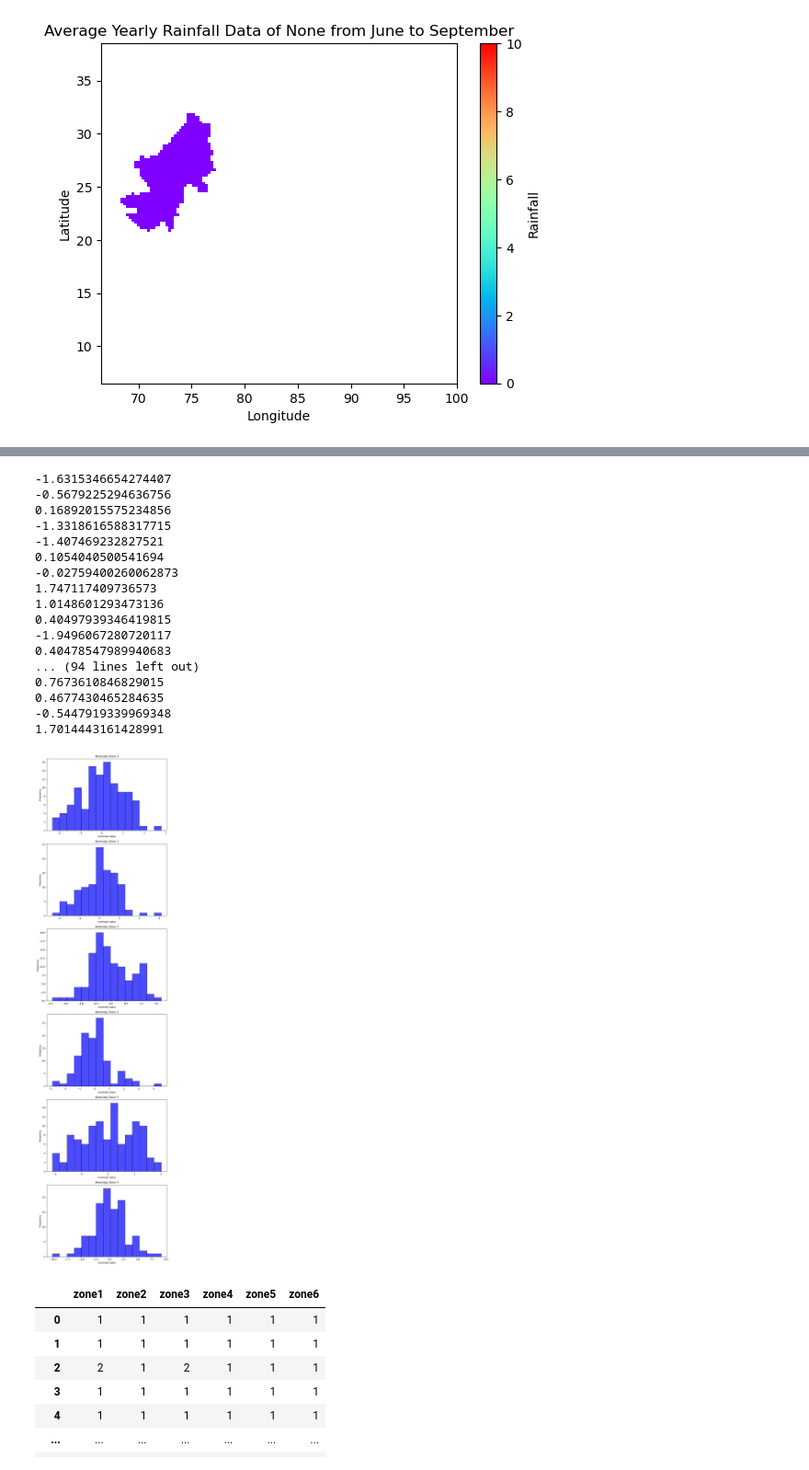
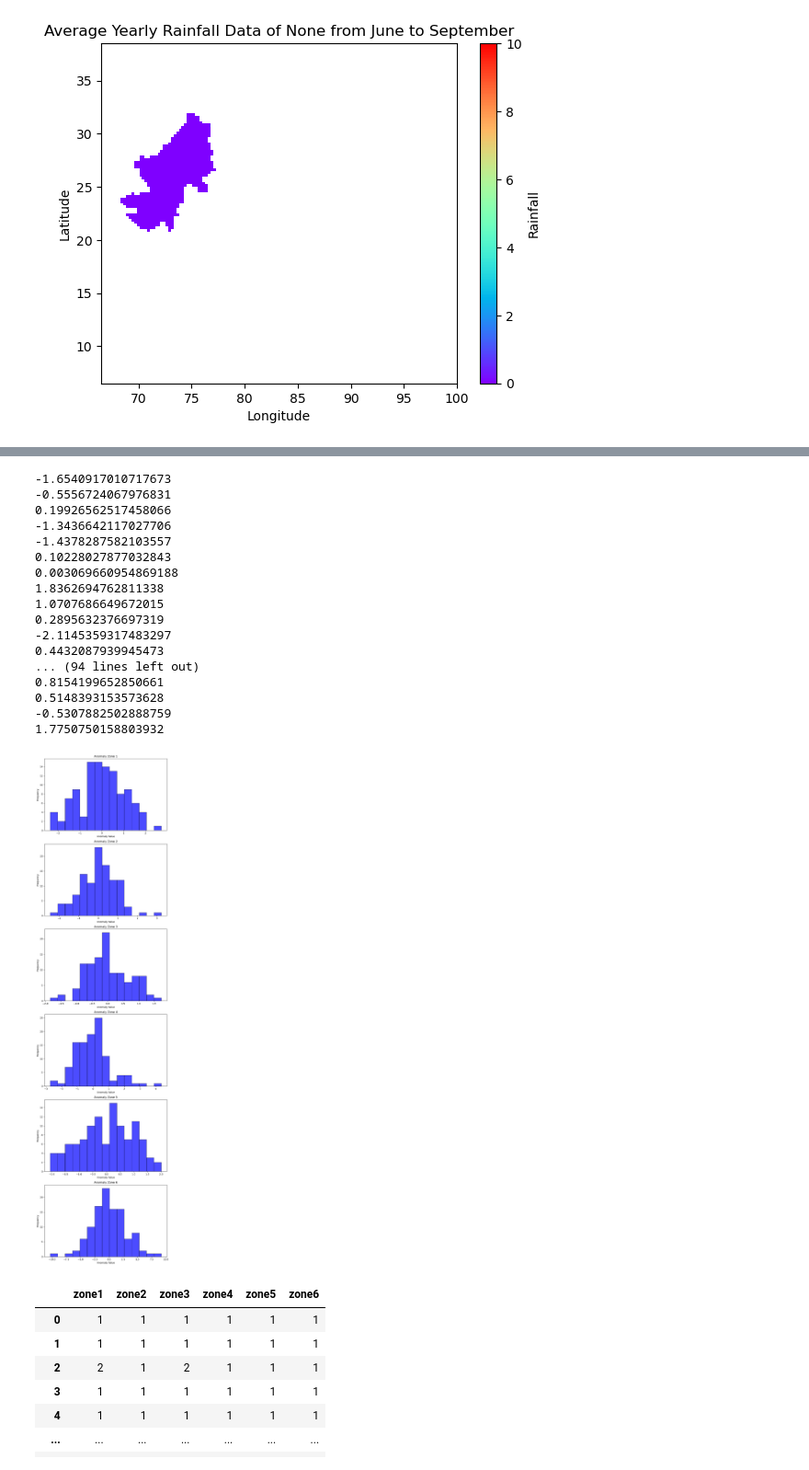
Before and after one commit to KishanRathod17/Climate-Data-Modelling, a Jupyter notebook: Codes/Rain Category.ipynb, the cells around one changed output, grey strips where cells are left out. Shown at 92% size. Cells and saved outputs as stored; diff of their text form; code cells hidden in the pictures.

```diff
--- a/Codes/Rain Category.ipynb
+++ b/Codes/Rain Category.ipynb
@@ -88,27 +83,27 @@ Data variables:
 # %%
 #Find the climatological mean i.e a mean of
 combined_data_zone1 = xarray.concat(zone1, dim='years')
-mean_zone1_map = combined_data_zone1['__xarray_dataarray_variable__'].mean(dim='years')
+mean_zone1_map = combined_data_zone1['rain'].mean(dim='years')
 zone1_mean_number = mean_zone1_map.mean()
 
 combined_data_zone2 = xarray.concat(zone2, dim='years')
-mean_zone2_map = combined_data_zone2['__xarray_dataarray_variable__'].mean(dim='years')
+mean_zone2_map = combined_data_zone2['rain'].mean(dim='years')
 zone2_mean_number = mean_zone2_map.mean()
 
 combined_data_zone3 = xarray.concat(zone3, dim='years')
-mean_zone3_map = combined_data_zone3['__xarray_dataarray_variable__'].mean(dim='years')
+mean_zone3_map = combined_data_zone3['rain'].mean(dim='years')
 zone3_mean_number = mean_zone3_map.mean()
 
 combined_data_zone4 = xarray.concat(zone4, dim='years')
-mean_zone4_map = combined_data_zone4['__xarray_dataarray_variable__'].mean(dim='years')
+mean_zone4_map = combined_data_zone4['rain'].mean(dim='years')
 zone4_mean_number = mean_zone4_map.mean()
 
 combined_data_zone5 = xarray.concat(zone5, dim='years')
-mean_zone5_map = combined_data_zone5['__xarray_dataarray_variable__'].mean(dim='years')
+mean_zone5_map = combined_data_zone5['rain'].mean(dim='years')
 zone5_mean_number = mean_zone5_map.mean()
 
 combined_data_zone6 = xarray.concat(zone6, dim='years')
-mean_zone6_map = combined_data_zone6['__xarray_dataarray_variable__'].mean(dim='years')
+mean_zone6_map = combined_data_zone6['rain'].mean(dim='years')
 zone6_mean_number = mean_zone6_map.mean()
 
 
@@ -142,21 +138,21 @@ array(20.82007984)
 # %%
 #Calculating the standard deviation
-std_zone1_map = combined_data_zone1['__xarray_dataarray_variable__'].std(dim='years')
+std_zone1_map = combined_data_zone1['rain'].std(dim='years')
 std_zone1_number=std_zone1_map.mean()
 
-std_zone2_map = combined_data_zone2['__xarray_dataarray_variable__'].std(dim='years')
+std_zone2_map = combined_data_zone2['rain'].std(dim='years')
 std_zone2_number=std_zone2_map.mean()
 
-std_zone3_map = combined_data_zone3['__xarray_dataarray_variable__'].std(dim='years')
+std_zone3_map = combined_data_zone3['rain'].std(dim='years')
 std_zone3_number=std_zone3_map.mean()
 
-std_zone4_map = combined_data_zone4['__xarray_dataarray_variable__'].std(dim='years')
+std_zone4_map = combined_data_zone4['rain'].std(dim='years')
 std_zone4_number=std_zone4_map.mean()
 
-std_zone5_map = combined_data_zone5['__xarray_dataarray_variable__'].std(dim='years')
+std_zone5_map = combined_data_zone5['rain'].std(dim='years')
 std_zone5_number=std_zone5_map.mean()
 
-std_zone6_map = combined_data_zone6['__xarray_dataarray_variable__'].std(dim='years')
+std_zone6_map = combined_data_zone6['rain'].std(dim='years')
 std_zone6_number=std_zone6_map.mean()
 
 
@@ -335,46 +331,46 @@ getValues(zone1_anomaly_number[0].to_array(),zone1_mean_number,std_zone1_number)
 for i in range(len(zone1_anomaly_number)):
     print(float(zone1_anomaly_number[i].to_array()))
 # %% [output]
--1.6315346654274407
--0.5679225294636756
-0.16892015575234856
--1.3318616588317715
--1.407469232827521
-0.1054040500541694
--0.02759400260062873
-1.747117409736573
-1.0148601293473136
-0.40497939346419815
--1.9496067280720117
-0.40478547989940683
+-1.6540917010717673
+-0.5556724067976831
+0.19926562517458066
+-1.3436642117027706
+-1.4378287582103557
+0.10228027877032843
+0.003069660954869188
+1.8362694762811338
+1.0707686649672015
+0.2895632376697319
+-2.1145359317483297
+0.4432087939945473
 ... (94 lines left out)
-0.7673610846829015
-0.4677430465284635
--0.5447919339969348
-1.7014443161428991
+0.8154199652850661
+0.5148393153573628
+-0.5307882502888759
+1.7750750158803932
 # %%
-values1 = [float(zone1_anomaly_number[i]['__xarray_dataarray_variable__']) for i in range(len(zone1_anomaly_number))]
-values2 = [float(zone2_anomaly_number[i]['__xarray_dataarray_variable__']) for i in range(len(zone1_anomaly_number))]
-values3 = [float(zone3_anomaly_number[i]['__xarray_dataarray_variable__']) for i in range(len(zone1_anomaly_number))]
-values4 = [float(zone4_anomaly_number[i]['__xarray_dataarray_variable__']) for i in range(len(zone1_anomaly_number))]
-values5 = [float(zone5_anomaly_number[i]['__xarray_dataarray_variable__']) for i in range(len(zone1_anomaly_number))]
-values6 = [float(zone6_anomaly_number[i]['__xarray_dataarray_variable__']) for i in range(len(zone1_anomaly_number))]
+values1 = [float(zone1_anomaly_number[i]['rain']) for i in range(len(zone1_anomaly_number))]
+values2 = [float(zone2_anomaly_number[i]['rain']) for i in range(len(zone1_anomaly_number))]
+values3 = [float(zone3_anomaly_number[i]['rain']) for i in range(len(zone1_anomaly_number))]
+values4 = [float(zone4_anomaly_number[i]['rain']) for i in range(len(zone1_anomaly_number))]
+values5 = [float(zone5_anomaly_number[i]['rain']) for i in range(len(zone1_anomaly_number))]
+values6 = [float(zone6_anomaly_number[i]['rain']) for i in range(len(zone1_anomaly_number))]
 
 
 fig, axs = plt.subplots(6, 1, figsize=(8, 30))
 
 # Loop through each subplot and plot histograms
 zones = [values1, values2, values3, values4, values5, values6]
 
 for i, ax in enumerate(axs):
     hist, bins, _ = ax.hist(zones[i], bins=15, color='blue', alpha=0.7, edgecolor='black')
     ax.set_title(f"Anomaly Zone {i+1}")
     ax.set_xlabel("Anomaly Value")
     ax.set_ylabel("Frequency")
 plt.tight_layout()
 plt.show()
 # %% [output]
-[figure, old version]
+[figure, new version]
 # %%
 #Converting the cattegory matrix to a pandas dataFrame
 column_labels = ['zone1', 'zone2', 'zone3', 'zone4', 'zone5', 'zone6']
```
Also changed, not shown: parts of 6 cells of this notebook.
